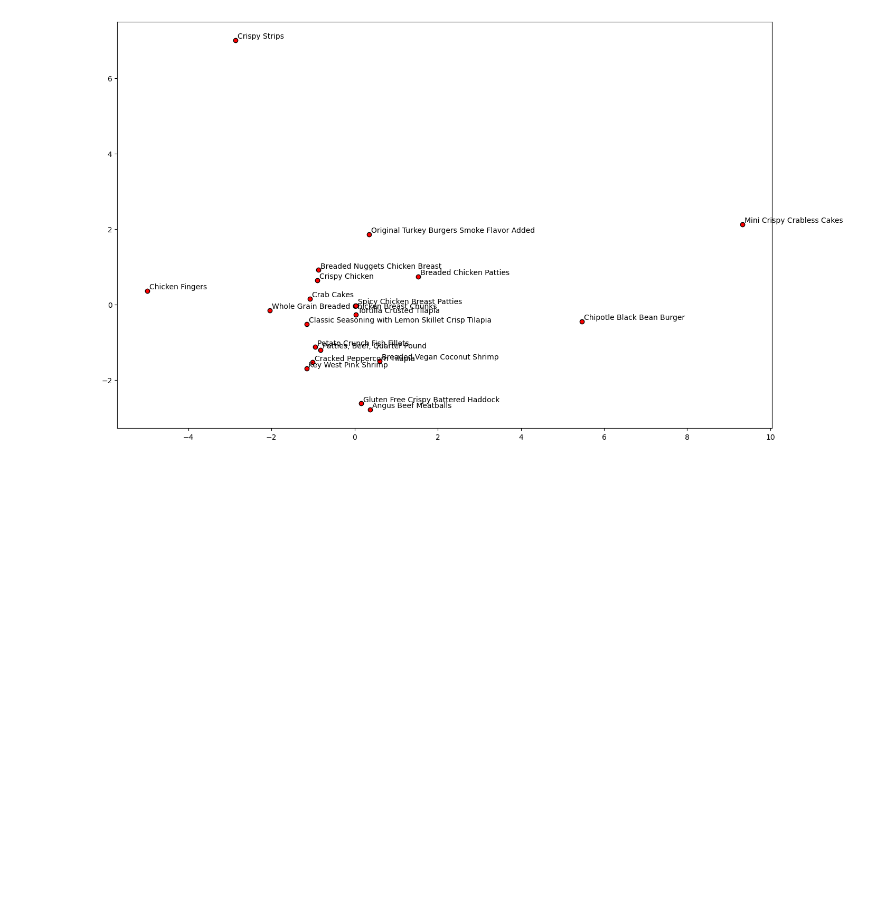
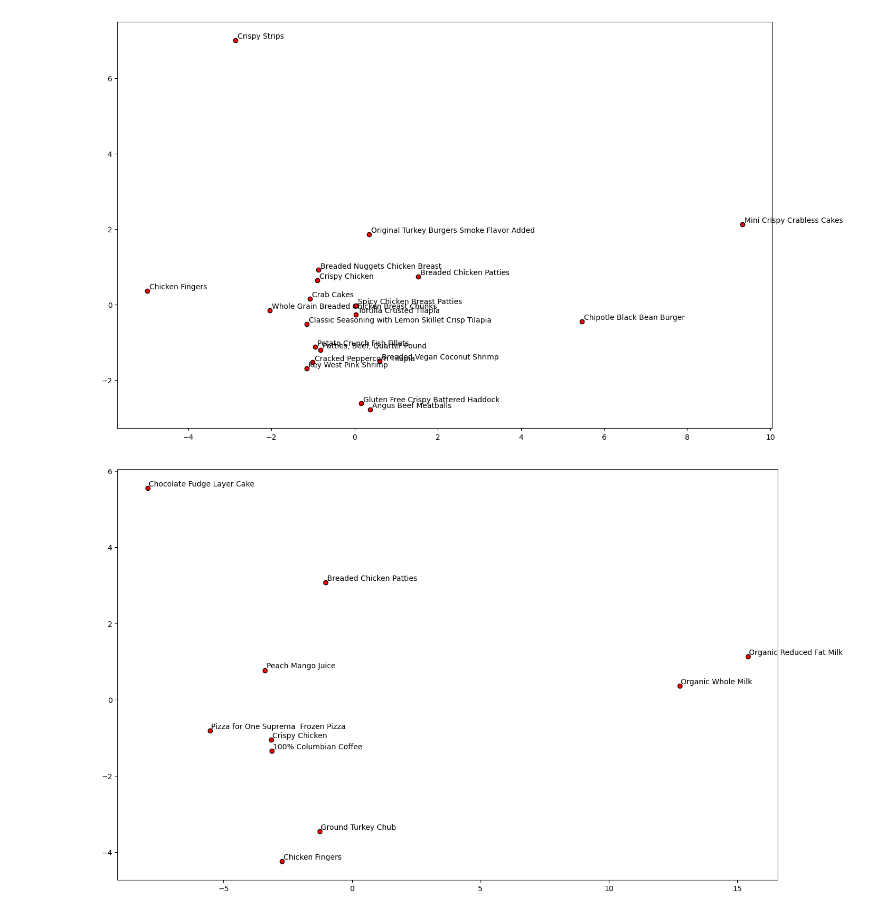
Before and after one commit to castorgit/Analytics_for_Retail, a Jupyter notebook: 10_Product_embeddings/embeddings_v01.ipynb, the cells around one changed output. Drawn from its saved outputs; the diff is of its cells as text; code cells hidden in the pictures; blank space fills up the shorter version.

```diff
--- a/10_Product_embeddings/embeddings_v01.ipynb
+++ b/10_Product_embeddings/embeddings_v01.ipynb
@@ -193,3 +193,17 @@ display_pca_scatterplot(model.wv, products_draw)
 plt.show()
 # %% [output]
 [figure]
+# %%
+products_raw=['Peach Mango Juice',
+'Chocolate Fudge Layer Cake',
+'Pizza for One Suprema  Frozen Pizza',
+'Chicken Fingers',
+              '100% Columbian Coffee',
+'Breaded Chicken Patties',
+'Organic Whole Milk','Organic Reduced Fat Milk',
+'Crispy Chicken',
+'Ground Turkey Chub']
+display_pca_scatterplot(model.wv, products_raw)
+plt.show()
+# %% [output]
+[figure, added]
```
